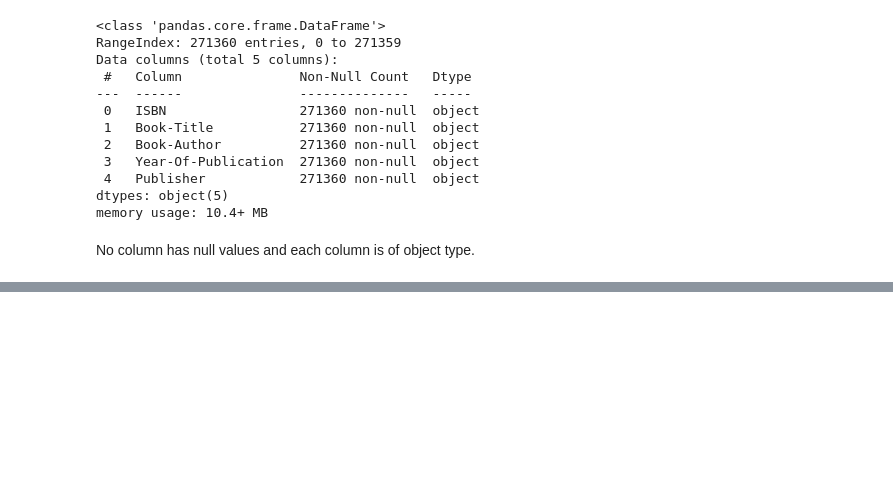
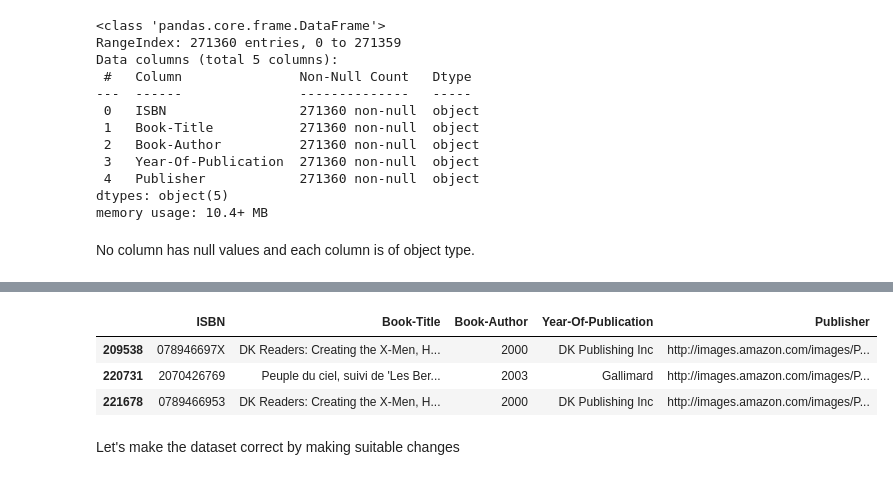
Before and after one commit to shubham-bhadouria/Book-Recommender-System, a Jupyter notebook: Movie_Recommender_System.ipynb, the cells around one changed output, grey strips where cells are left out. Saved outputs shown, nothing was run; the diff lists cells and outputs as text; code cells hidden in the pictures; blank space fills up the shorter version.

Commit message:
correction in books dataset

```diff
--- a/Movie_Recommender_System.ipynb
+++ b/Movie_Recommender_System.ipynb
@@ -129,0 +158,10 @@ No column has null values and each column is of object type.
+# %%
+# Let's look at the observations where data of year of publications are wrongly entered in dataset
+books[(books['Year-Of-Publication'] == 'DK Publishing Inc') | (books['Year-Of-Publication'] == 'Gallimard')]
+# %% [output]
+|  | ISBN | Book-Title | Book-Author | Year-Of-Publication | Publisher |
+| 209538 | 078946697X | DK Readers: Creating the X-Men, H... | 2000 | DK Publishing Inc | http://images.amazon.com/images/P... |
+| 220731 | 2070426769 | Peuple du ciel, suivi de 'Les Ber... | 2003 | Gallimard | http://images.amazon.com/images/P... |
+| 221678 | 0789466953 | DK Readers: Creating the X-Men, H... | 2000 | DK Publishing Inc | http://images.amazon.com/images/P... |
+# %% [markdown]
+Let's make the dataset correct by making suitable changes
```
Also changed, not shown: parts of 5 cells of this notebook.
